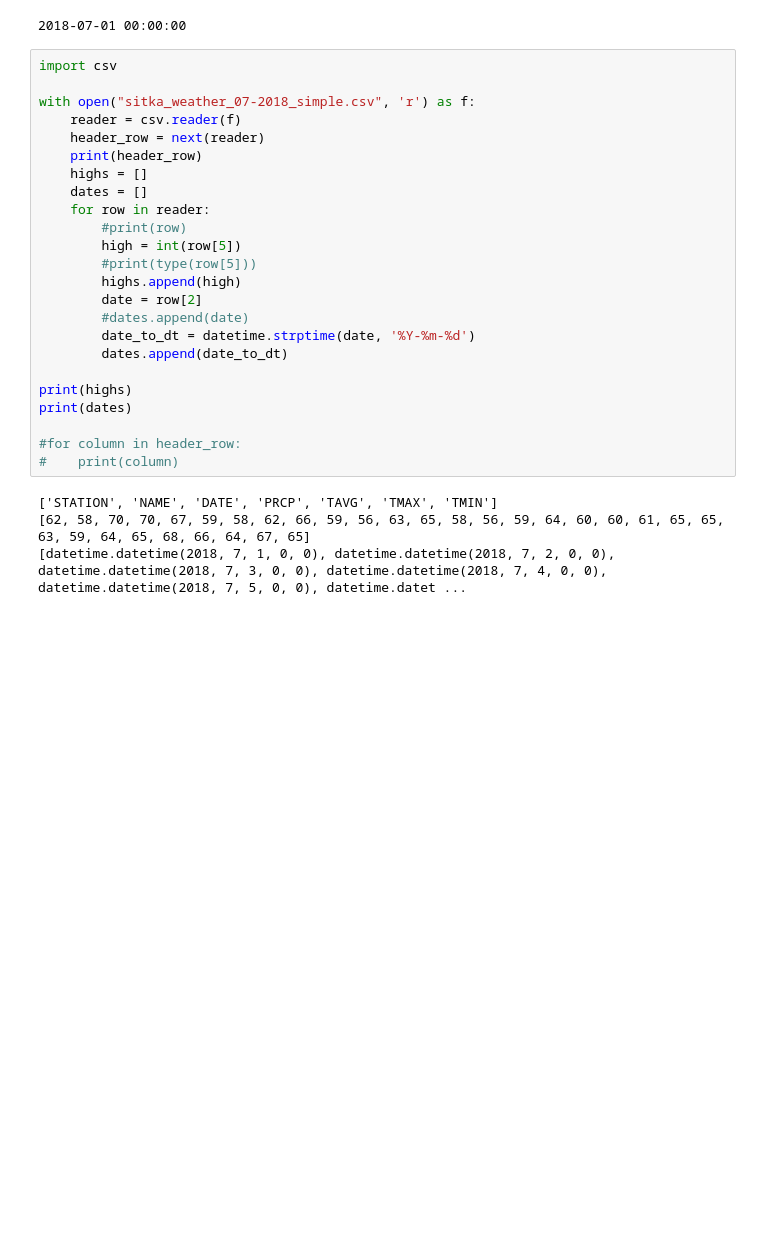
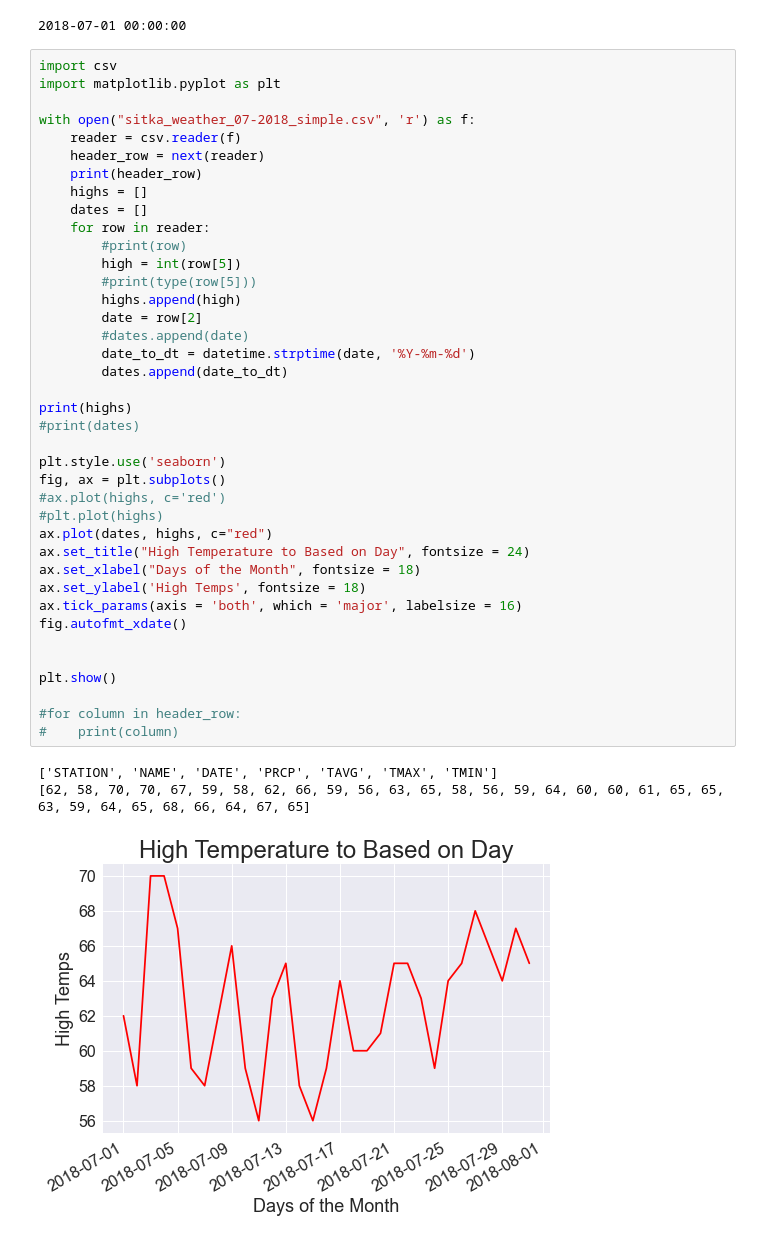
Before and after one commit to pattonsgirl/SU2021-CS2900, a Jupyter notebook: Class-Demos/week05.ipynb, the cells around one changed output. Drawn from its saved outputs; the diff is of its cells as text; blank space fills up the shorter version.

Commit message:
added visualization

```diff
--- a/Class-Demos/week05.ipynb
+++ b/Class-Demos/week05.ipynb
@@ -96,29 +96,44 @@ print(date_demo)
 2018-07-01 00:00:00
 # %%
 import csv
+import matplotlib.pyplot as plt
 
 with open("sitka_weather_07-2018_simple.csv", 'r') as f:
     reader = csv.reader(f)
     header_row = next(reader)
     print(header_row)
     highs = []
     dates = []
     for row in reader:
         #print(row)
         high = int(row[5])
         #print(type(row[5]))
         highs.append(high)
         date = row[2]
         #dates.append(date)
         date_to_dt = datetime.strptime(date, '%Y-%m-%d')
         dates.append(date_to_dt)
 
 print(highs)
-print(dates)
+#print(dates)
+
+plt.style.use('seaborn')
+fig, ax = plt.subplots()
+#ax.plot(highs, c='red')
+#plt.plot(highs)
+ax.plot(dates, highs, c="red")
+ax.set_title("High Temperature to Based on Day", fontsize = 24)
+ax.set_xlabel("Days of the Month", fontsize = 18)
+ax.set_ylabel('High Temps', fontsize = 18)
+ax.tick_params(axis = 'both', which = 'major', labelsize = 16)
+fig.autofmt_xdate()
+
+
+plt.show()
 
 #for column in header_row:
 #    print(column)
 # %% [output]
 ['STATION', 'NAME', 'DATE', 'PRCP', 'TAVG', 'TMAX', 'TMIN']
 [62, 58, 70, 70, 67, 59, 58, 62, 66, 59, 56, 63, 65, 58, 56, 59, 64, 60, 60, 61, 65, 65, 63, 59, 64, 65, 68, 66, 64, 67, 65]
-[datetime.datetime(2018, 7, 1, 0, 0), datetime.datetime(2018, 7, 2, 0, 0), datetime.datetime(2018, 7, 3, 0, 0), datetime.datetime(2018, 7, 4, 0, 0), datetime.datetime(2018, 7, 5, 0, 0), datetime.datet ...
+[figure, added]
```
